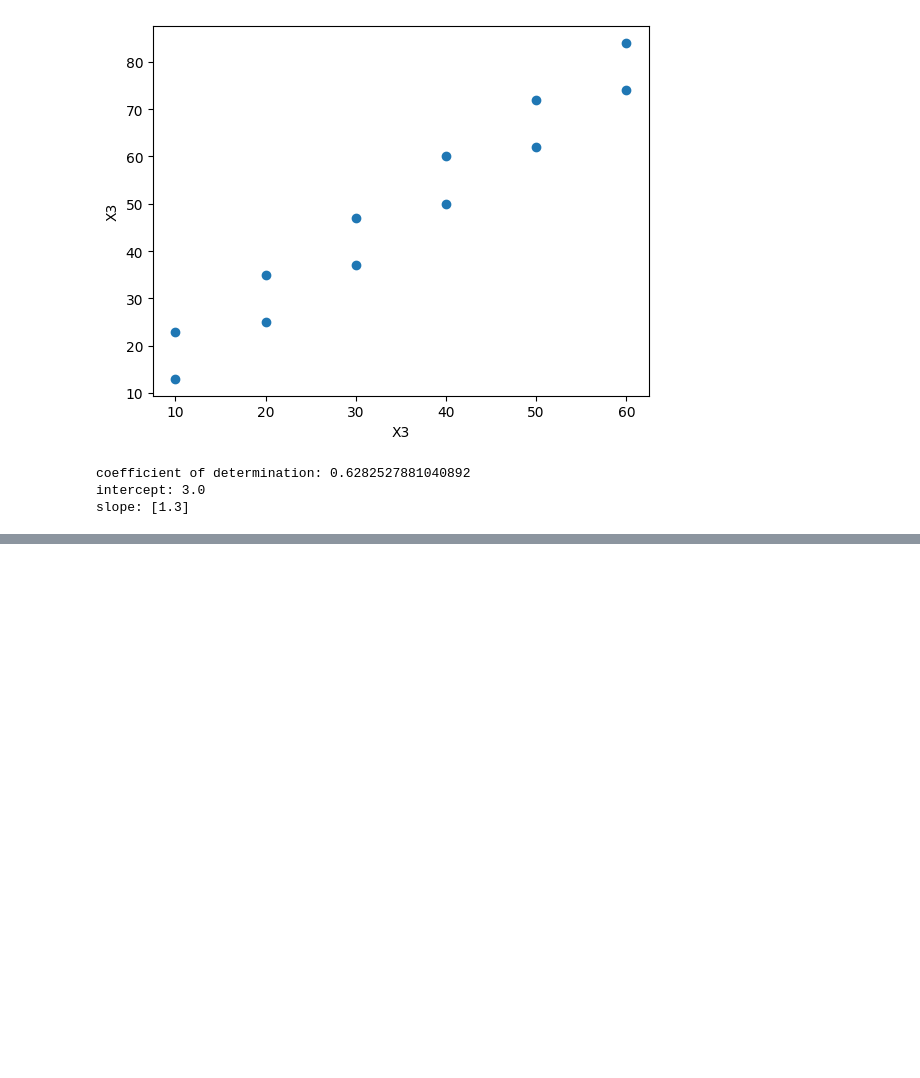
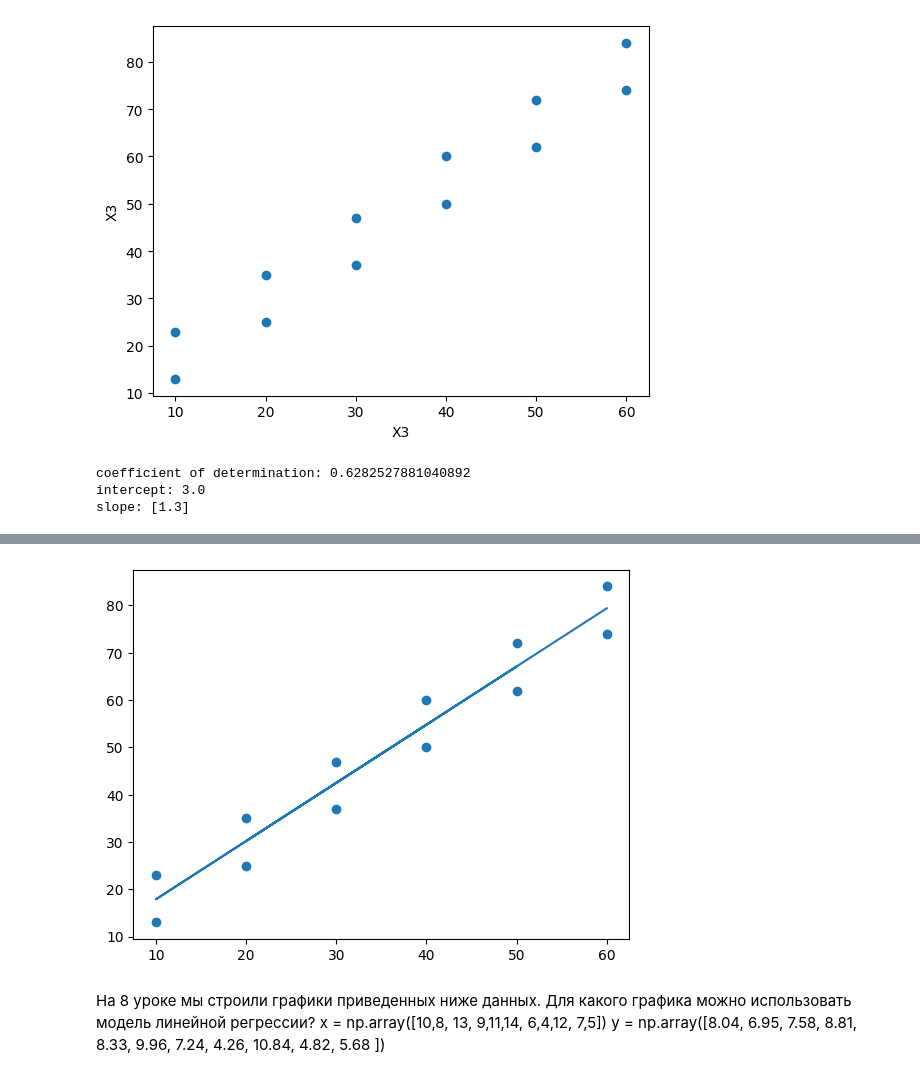
Before and after one commit to DanisYuma/GB_Theory-of-Probability-and-Mathematical-Statistics, a Jupyter notebook: Seminars/Seminar_9/sem_09_1.ipynb, the cells around one changed output, grey strips where cells are left out. Drawn from its saved outputs; the diff is of its cells as text; code cells hidden in the pictures; blank space fills up the shorter version.

```diff
--- a/Seminars/Seminar_9/sem_09_1.ipynb
+++ b/Seminars/Seminar_9/sem_09_1.ipynb
@@ -52,0 +91,11 @@ slope: [1.3]
+# %%
+plt.scatter(x3, y3)
+plt.plot(x3,5.6+1.23*x3)
+plt.show()
+# %% [output]
+[figure, added]
+# %% [markdown]
+На 8 уроке мы строили графики приведенных ниже данных.
+Для какого графика можно использовать модель линейной регрессии?
+x = np.array([10,8, 13, 9,11,14, 6,4,12, 7,5])
+y = np.array([8.04, 6.95, 7.58, 8.81, 8.33, 9.96, 7.24, 4.26, 10.84, 4.82, 5.68 ])
```
Also changed, not shown: parts of 13 cells of this notebook.
